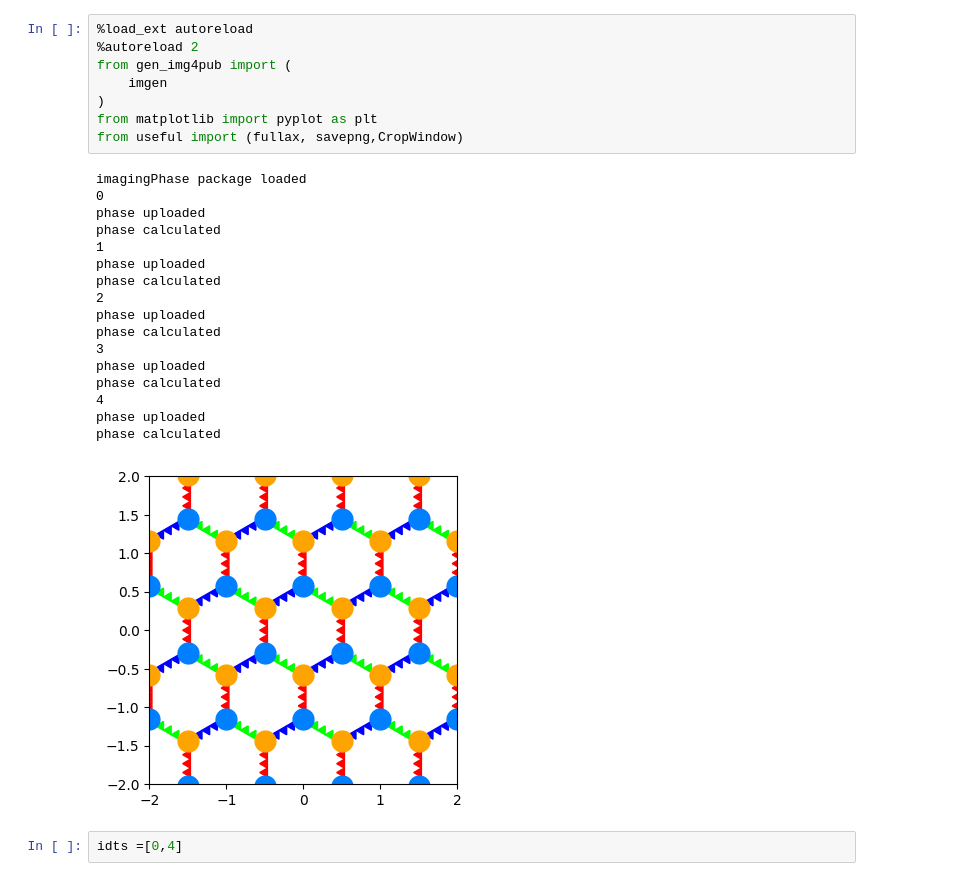
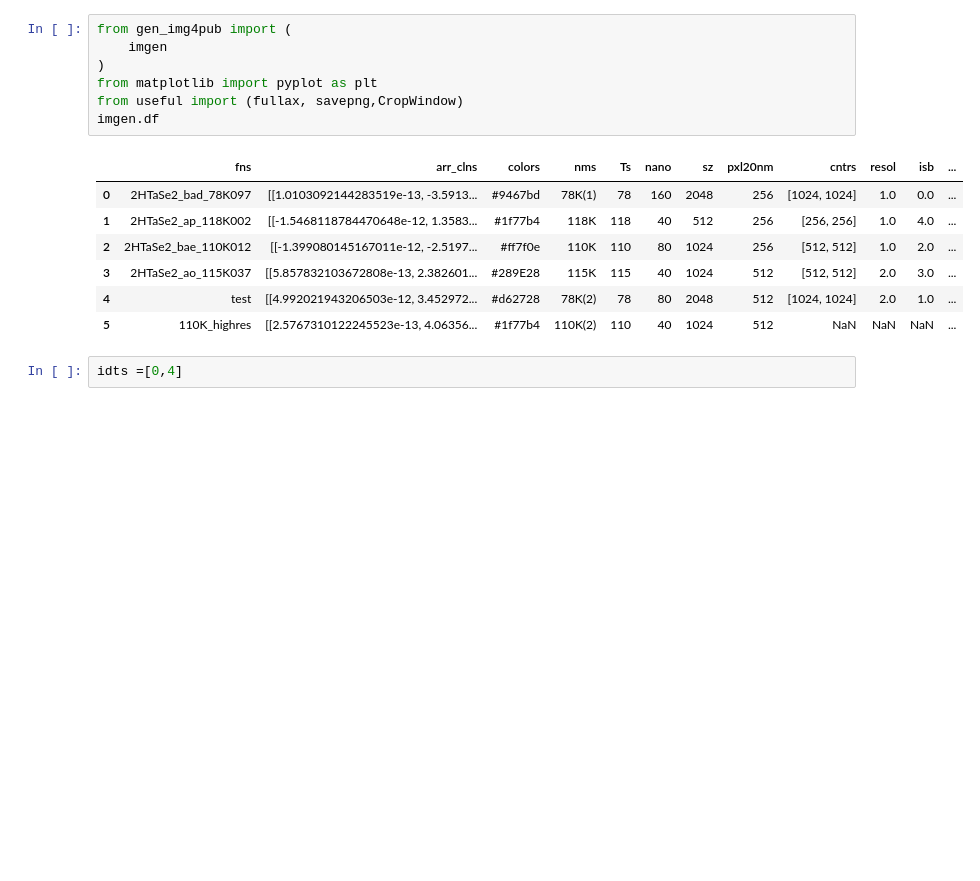
Before and after one commit to Potdooshami/2H_TaSe2_Tc_STM, a Jupyter notebook: F01_DWN4pub_initial copy.ipynb, the cells around one changed output. Drawn from its saved outputs; the diff is of its cells as text; blank space fills up the shorter version.

```diff
--- a/F01_DWN4pub_initial copy.ipynb
+++ b/F01_DWN4pub_initial copy.ipynb
@@ -1,29 +1,18 @@
 # %%
-%load_ext autoreload
-%autoreload 2
 from gen_img4pub import (
     imgen
 )
 from matplotlib import pyplot as plt
 from useful import (fullax, savepng,CropWindow)
+imgen.df
 # %% [output]
-imagingPhase package loaded
-0
-phase uploaded
-phase calculated
-1
-phase uploaded
-phase calculated
-2
-phase uploaded
-phase calculated
-3
-phase uploaded
-phase calculated
-4
-phase uploaded
-phase calculated
-[figure, removed]
+|  | fns | arr_clns | colors | nms | Ts | nano | sz | pxl20nm | cntrs | resol | isb | ... |
+| 0 | 2HTaSe2_bad_78K097 | [[1.0103092144283519e-13, -3.5913... | #9467bd | 78K(1) | 78 | 160 | 2048 | 256 | [1024, 1024] | 1.0 | 0.0 | ... |
+| 1 | 2HTaSe2_ap_118K002 | [[-1.5468118784470648e-12, 1.3583... | #1f77b4 | 118K | 118 | 40 | 512 | 256 | [256, 256] | 1.0 | 4.0 | ... |
+| 2 | 2HTaSe2_bae_110K012 | [[-1.399080145167011e-12, -2.5197... | #ff7f0e | 110K | 110 | 80 | 1024 | 256 | [512, 512] | 1.0 | 2.0 | ... |
+| 3 | 2HTaSe2_ao_115K037 | [[5.857832103672808e-13, 2.382601... | #289E28 | 115K | 115 | 40 | 1024 | 512 | [512, 512] | 2.0 | 3.0 | ... |
+| 4 | test | [[4.992021943206503e-12, 3.452972... | #d62728 | 78K(2) | 78 | 80 | 2048 | 512 | [1024, 1024] | 2.0 | 1.0 | ... |
+| 5 | 110K_highres | [[2.5767310122245523e-13, 4.06356... | #1f77b4 | 110K(2) | 110 | 40 | 1024 | 512 | NaN | NaN | NaN | ... |
 # %%
 idts =[0,4]
 # %%
```
Also changed, not shown: 1 other file.
